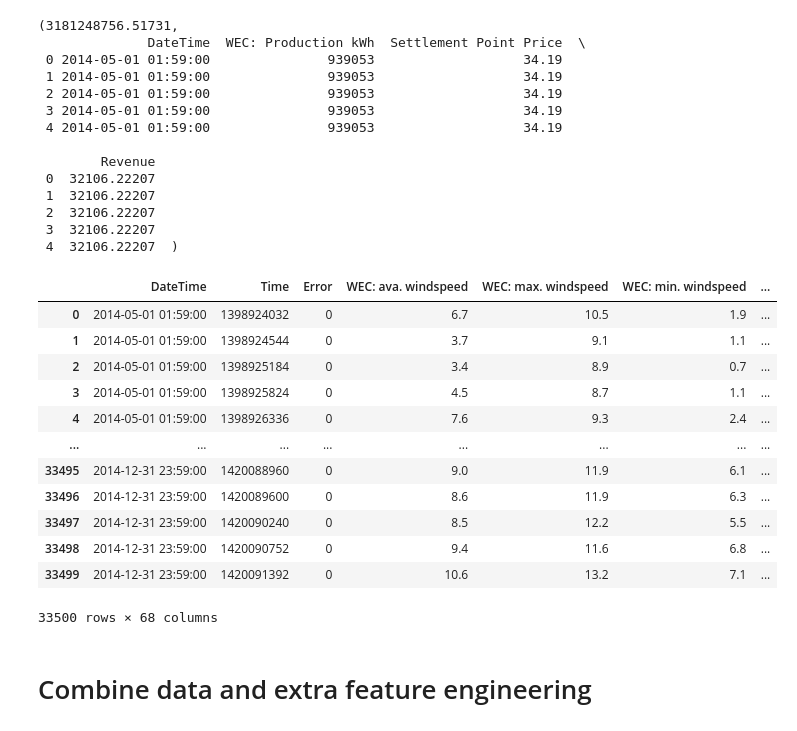
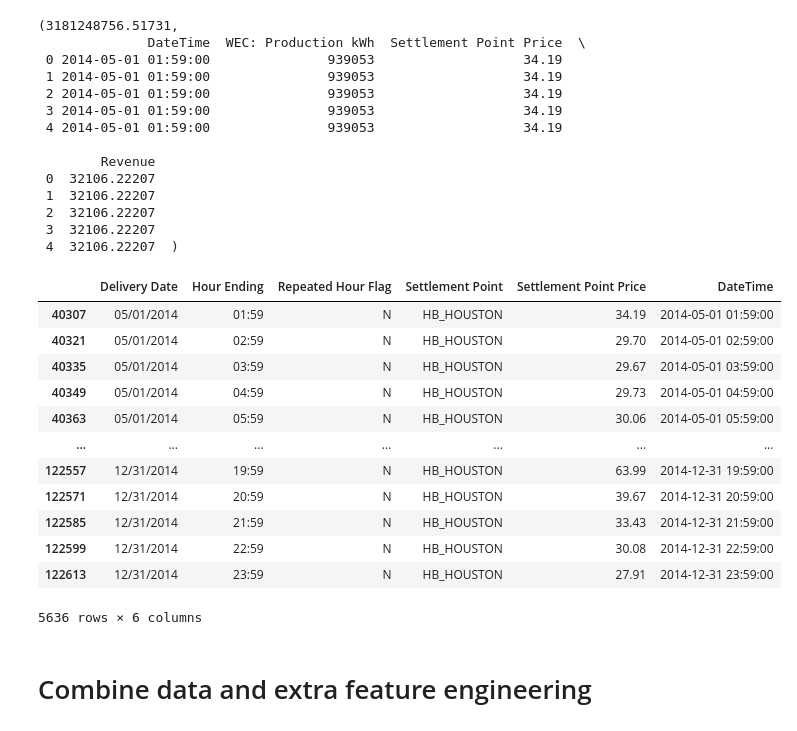
Before and after one commit to busi732/BUSI732_F24_Team3, a Jupyter notebook: notebooks/EDA.ipynb, the cells around one changed output. Saved outputs shown, nothing was run; the diff lists cells and outputs as text; code cells hidden in the pictures.

```diff
--- a/notebooks/EDA.ipynb
+++ b/notebooks/EDA.ipynb
@@ -115,22 +99,22 @@ total_revenue, final_scada[['DateTime', 'WEC: Production kWh', 'Settlement Point
  2  32106.22207
  3  32106.22207
  4  32106.22207  )
-# %%
-final_scada
-# %% [output]
-|  | DateTime | Time | Error | WEC: ava. windspeed | WEC: max. windspeed | WEC: min. windspeed | ... |
-| 0 | 2014-05-01 01:59:00 | 1398924032 | 0 | 6.7 | 10.5 | 1.9 | ... |
-| 1 | 2014-05-01 01:59:00 | 1398924544 | 0 | 3.7 | 9.1 | 1.1 | ... |
-| 2 | 2014-05-01 01:59:00 | 1398925184 | 0 | 3.4 | 8.9 | 0.7 | ... |
-| 3 | 2014-05-01 01:59:00 | 1398925824 | 0 | 4.5 | 8.7 | 1.1 | ... |
-| 4 | 2014-05-01 01:59:00 | 1398926336 | 0 | 7.6 | 9.3 | 2.4 | ... |
-| ... | ... | ... | ... | ... | ... | ... | ... |
-| 33495 | 2014-12-31 23:59:00 | 1420088960 | 0 | 9.0 | 11.9 | 6.1 | ... |
-| 33496 | 2014-12-31 23:59:00 | 1420089600 | 0 | 8.6 | 11.9 | 6.3 | ... |
-| 33497 | 2014-12-31 23:59:00 | 1420090240 | 0 | 8.5 | 12.2 | 5.5 | ... |
-| 33498 | 2014-12-31 23:59:00 | 1420090752 | 0 | 9.4 | 11.6 | 6.8 | ... |
-| 33499 | 2014-12-31 23:59:00 | 1420091392 | 0 | 10.6 | 13.2 | 7.1 | ... |
-33500 rows × 68 columns
+# %%
+filtered_price
+# %% [output]
+|  | Delivery Date | Hour Ending | Repeated Hour Flag | Settlement Point | Settlement Point Price | DateTime |
+| 40307 | 05/01/2014 | 01:59 | N | HB_HOUSTON | 34.19 | 2014-05-01 01:59:00 |
+| 40321 | 05/01/2014 | 02:59 | N | HB_HOUSTON | 29.70 | 2014-05-01 02:59:00 |
+| 40335 | 05/01/2014 | 03:59 | N | HB_HOUSTON | 29.67 | 2014-05-01 03:59:00 |
+| 40349 | 05/01/2014 | 04:59 | N | HB_HOUSTON | 29.73 | 2014-05-01 04:59:00 |
+| 40363 | 05/01/2014 | 05:59 | N | HB_HOUSTON | 30.06 | 2014-05-01 05:59:00 |
+| ... | ... | ... | ... | ... | ... | ... |
+| 122557 | 12/31/2014 | 19:59 | N | HB_HOUSTON | 63.99 | 2014-12-31 19:59:00 |
+| 122571 | 12/31/2014 | 20:59 | N | HB_HOUSTON | 39.67 | 2014-12-31 20:59:00 |
+| 122585 | 12/31/2014 | 21:59 | N | HB_HOUSTON | 33.43 | 2014-12-31 21:59:00 |
+| 122599 | 12/31/2014 | 22:59 | N | HB_HOUSTON | 30.08 | 2014-12-31 22:59:00 |
+| 122613 | 12/31/2014 | 23:59 | N | HB_HOUSTON | 27.91 | 2014-12-31 23:59:00 |
+5636 rows × 6 columns
 # %% [markdown]
 # Combine data and extra feature engineering
 # %%
```
Also changed, not shown: parts of 4 cells of this notebook, 7 other files.
